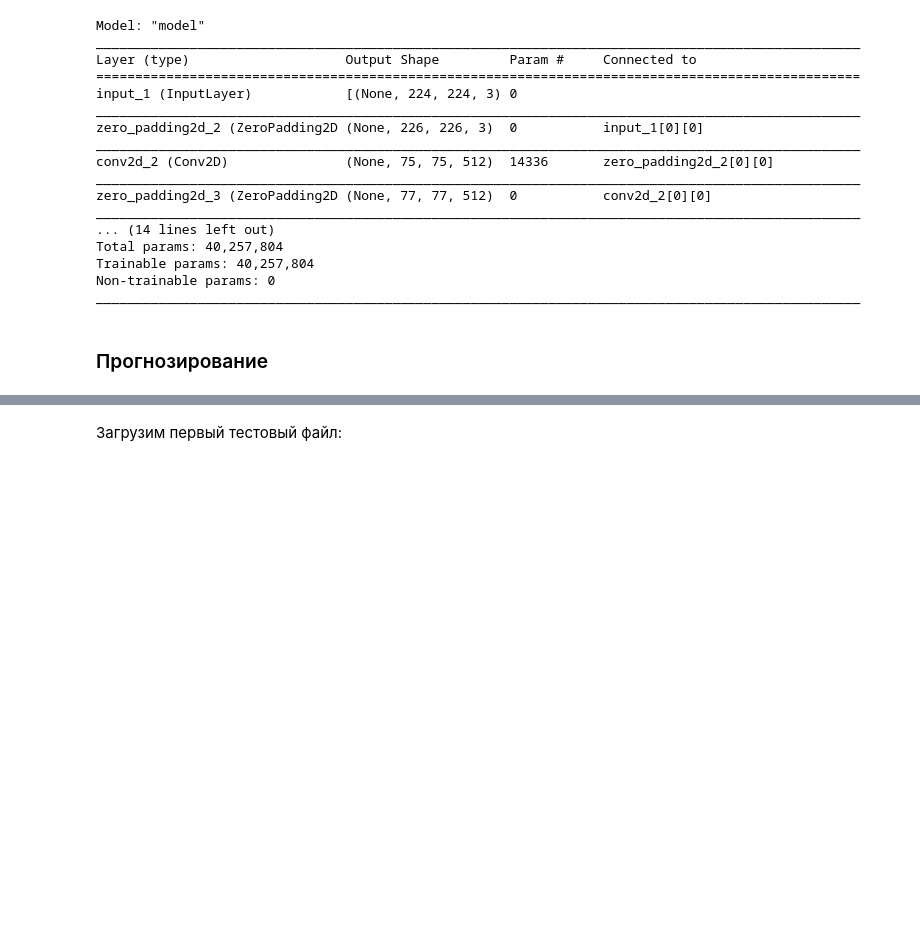
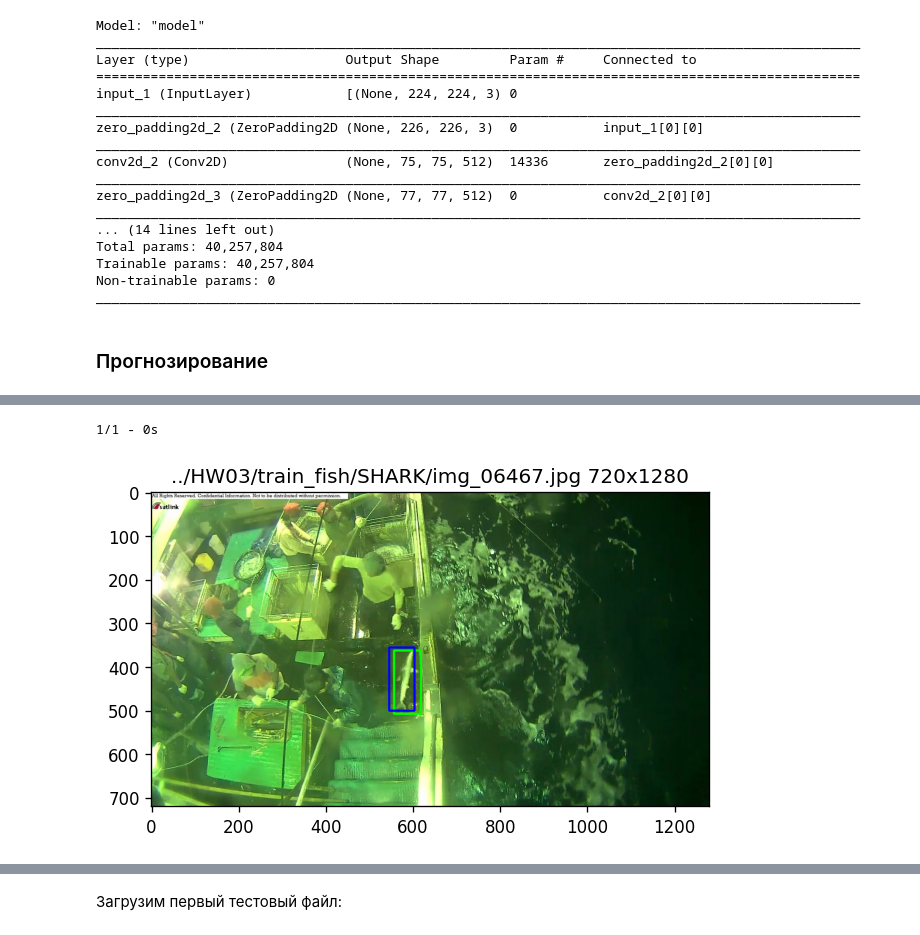
Before and after one commit to Alexapathfinder/Netology, a Jupyter notebook: Computer vision/HW03.ipynb, the cells around one changed output, grey strips where cells are left out. Drawn from its saved outputs; the diff is of its cells as text; code cells hidden in the pictures; blank space fills up the shorter version.

```diff
--- a/Computer vision/HW03.ipynb
+++ b/Computer vision/HW03.ipynb
@@ -537,0 +563,5 @@ ________________________________________________________________________________
+# %%
+check_pred_rectangle(X_train, X_train_id, boxes['shark'][32])
+# %% [output]
+1/1 - 0s
+[figure, added]
```
Also changed, not shown: parts of 16 cells of this notebook, 3 other files.
